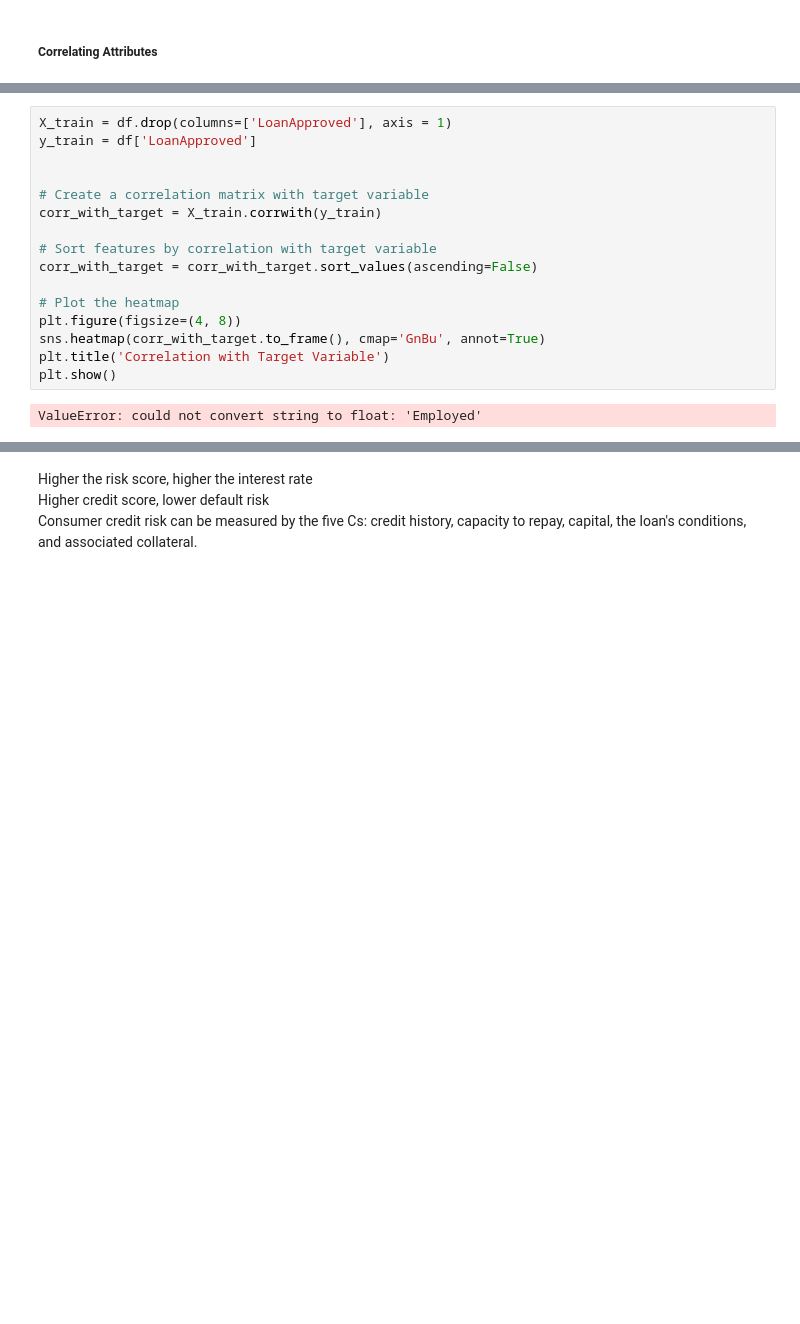
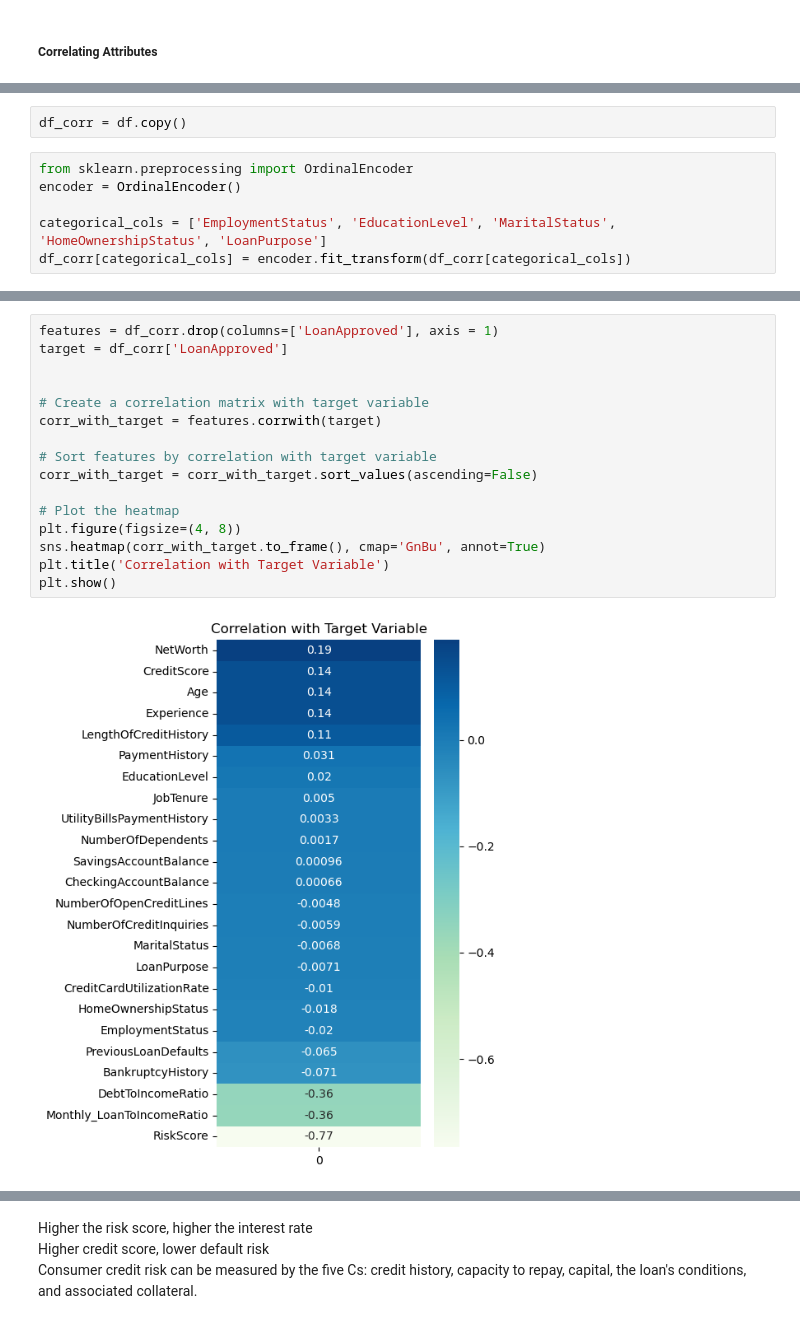
Before and after one commit to GauriR011/Financial-Risk-for-Loan-Approval, a Jupyter notebook: code.ipynb, the cells around one changed output, grey strips where cells are left out. Cells and saved outputs as stored; diff of their text form; blank space fills up the shorter version.

```diff
--- a/code.ipynb
+++ b/code.ipynb
@@ -251,0 +240,8 @@ X_train.head()
+# %%
+df_corr = df.copy()
+# %%
+from sklearn.preprocessing import OrdinalEncoder
+encoder = OrdinalEncoder()
+
+categorical_cols = ['EmploymentStatus', 'EducationLevel', 'MaritalStatus', 'HomeOwnershipStatus', 'LoanPurpose']
+df_corr[categorical_cols] = encoder.fit_transform(df_corr[categorical_cols])
@@ -252,18 +272,18 @@ X_train.head()
 # %%
-X_train = df.drop(columns=['LoanApproved'], axis = 1)
-y_train = df['LoanApproved']
+features = df_corr.drop(columns=['LoanApproved'], axis = 1)
+target = df_corr['LoanApproved']
 
 
 # Create a correlation matrix with target variable
-corr_with_target = X_train.corrwith(y_train)
+corr_with_target = features.corrwith(target)
 
 # Sort features by correlation with target variable
 corr_with_target = corr_with_target.sort_values(ascending=False)
 
 # Plot the heatmap
 plt.figure(figsize=(4, 8))
 sns.heatmap(corr_with_target.to_frame(), cmap='GnBu', annot=True)
 plt.title('Correlation with Target Variable')
 plt.show()
 # %% [output]
-ValueError: could not convert string to float: 'Employed'
+[figure, added]
```
Also changed, not shown: parts of 36 cells of this notebook, 7 other files.
